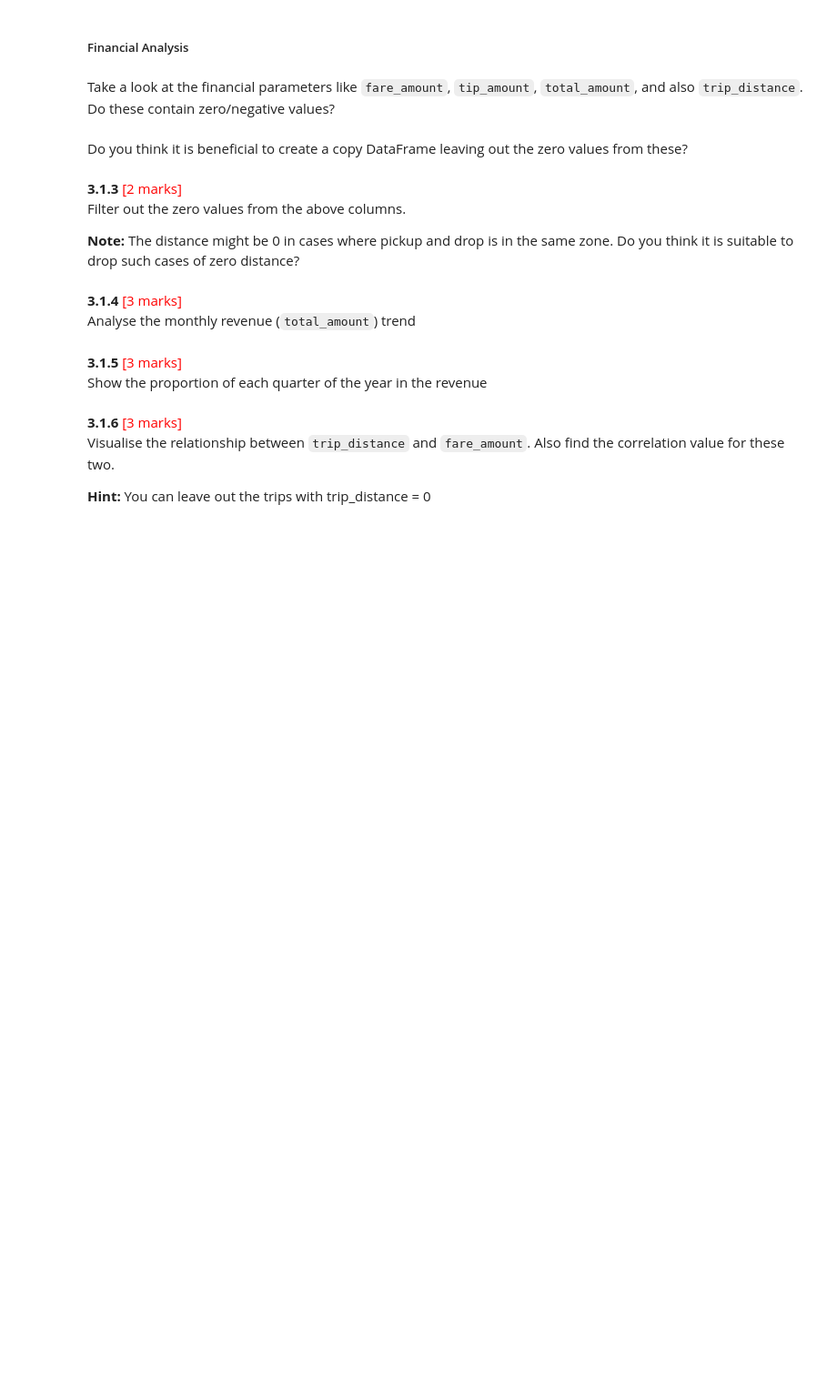
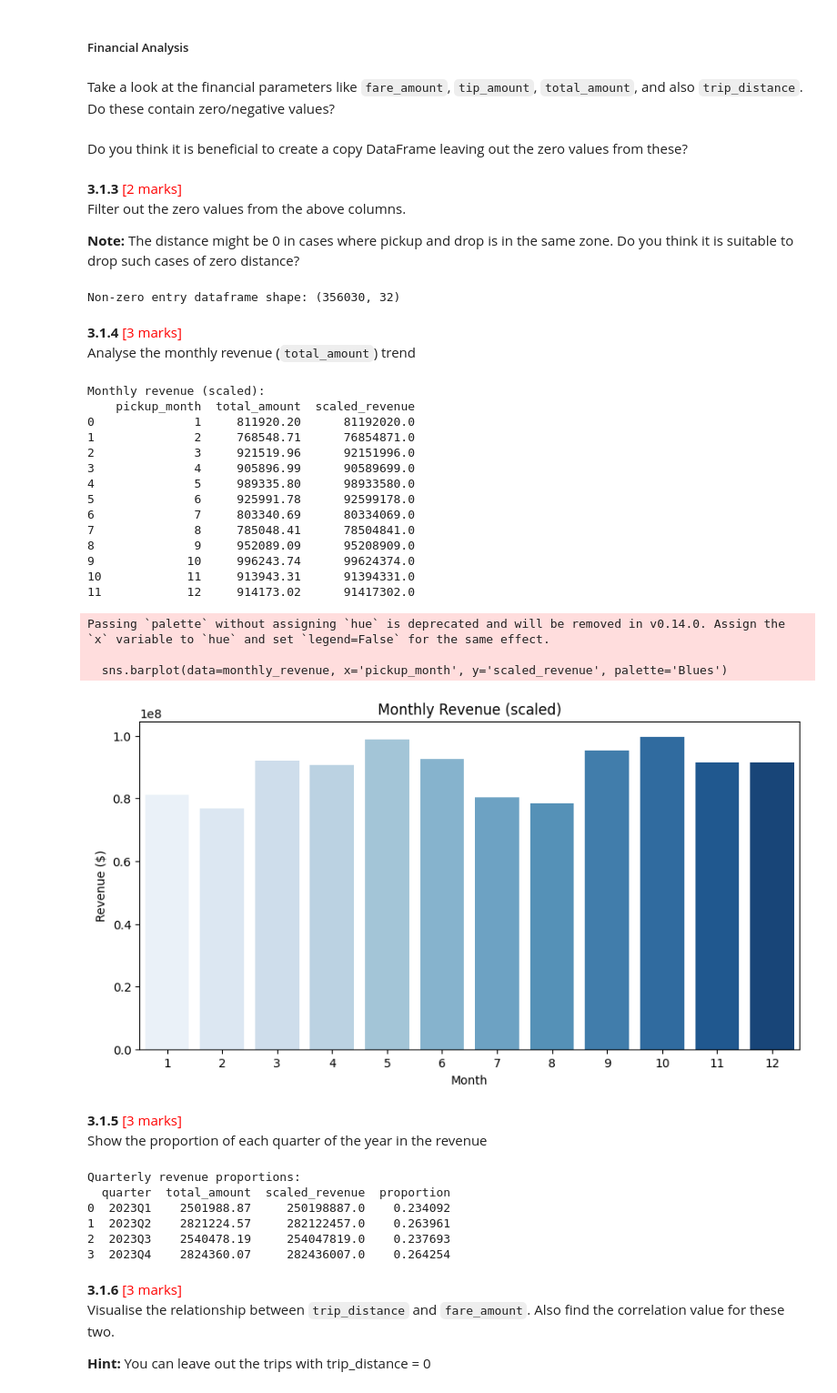
Before and after one commit to BhavukMathur/python, a Jupyter notebook: assignments/1/assign1.ipynb, the cells around one changed output. Shown at 91% size. Cells and saved outputs as stored; diff of their text form; code cells hidden in the pictures; blank space fills up the shorter version.

```diff
--- a/assignments/1/assign1.ipynb
+++ b/assignments/1/assign1.ipynb
@@ -401,6 +611,14 @@ Filter out the zero values from the above columns.
 **Note:** The distance might be 0 in cases where pickup and drop is in the same zone. Do you think it is suitable to drop such cases of zero distance?
 # %%
 # Create a df with non zero entries for the selected parameters.
+
+df_nonzero = df[(df['fare_amount'] > 0) &
+                (df['trip_distance'] > 0) &
+                (df['trip_duration_min'] > 0) &
+                (df['passenger_count'] > 0)]
+print("\nNon-zero entry dataframe shape:", df_nonzero.shape)
+# %% [output]
+Non-zero entry dataframe shape: (356030, 32)
 # %% [markdown]
 **3.1.4** <font color = red>[3 marks]</font> <br>
 Analyse the monthly revenue (`total_amount`) trend
@@ -409,3 +625,38 @@ Analyse the monthly revenue (`total_amount`) trend
+# %%
+# Group data by month and analyse monthly revenue
+
+monthly_revenue = df.groupby('pickup_month')['total_amount'].sum().reset_index()
+monthly_revenue['scaled_revenue'] = monthly_revenue['total_amount'] * scale_factor
+print("\nMonthly revenue (scaled):")
+print(monthly_revenue)
+
+plt.figure(figsize=(10,5))
+sns.barplot(data=monthly_revenue, x='pickup_month', y='scaled_revenue', palette='Blues')
+plt.title("Monthly Revenue (scaled)")
+plt.xlabel("Month")
+plt.ylabel("Revenue ($)")
+plt.savefig(out_dir / "monthly_revenue.png")
+plt.show()
+plt.close()
+# %% [output]
+Monthly revenue (scaled):
+    pickup_month  total_amount  scaled_revenue
+0              1     811920.20      81192020.0
+1              2     768548.71      76854871.0
+2              3     921519.96      92151996.0
+3              4     905896.99      90589699.0
+4              5     989335.80      98933580.0
+5              6     925991.78      92599178.0
+6              7     803340.69      80334069.0
+7              8     785048.41      78504841.0
+8              9     952089.09      95208909.0
+9             10     996243.74      99624374.0
+10            11     913943.31      91394331.0
+11            12     914173.02      91417302.0
+Passing `palette` without assigning `hue` is deprecated and will be removed in v0.14.0. Assign the `x` variable to `hue` and set `legend=False` for the same effect.
+
+  sns.barplot(data=monthly_revenue, x='pickup_month', y='scaled_revenue', palette='Blues')
+[figure, added]
 # %% [markdown]
 **3.1.5** <font color = red>[3 marks]</font> <br>
 Show the proportion of each quarter of the year in the revenue
@@ -414,3 +663,19 @@ Show the proportion of each quarter of the year in the revenue
+# %%
+# Calculate proportion of each quarter
+
+df['quarter'] = df['tpep_pickup_datetime'].dt.to_period("Q")
+quarterly_rev = df.groupby('quarter')['total_amount'].sum().reset_index()
+quarterly_rev['scaled_revenue'] = quarterly_rev['total_amount'] * scale_factor
+quarterly_rev['proportion'] = quarterly_rev['scaled_revenue'] / quarterly_rev['scaled_revenue'].sum()
+print("\nQuarterly revenue proportions:")
+print(quarterly_rev)
+# %% [output]
+Quarterly revenue proportions:
+  quarter  total_amount  scaled_revenue  proportion
+0  2023Q1    2501988.87     250198887.0    0.234092
+1  2023Q2    2821224.57     282122457.0    0.263961
+2  2023Q3    2540478.19     254047819.0    0.237693
+3  2023Q4    2824360.07     282436007.0    0.264254
 # %% [markdown]
 **3.1.6** <font color = red>[3 marks]</font> <br>
 Visualise the relationship between `trip_distance` and `fare_amount`. Also find the correlation value for these two.
```
Also changed, not shown: parts of 85 cells of this notebook, 2 other files.
